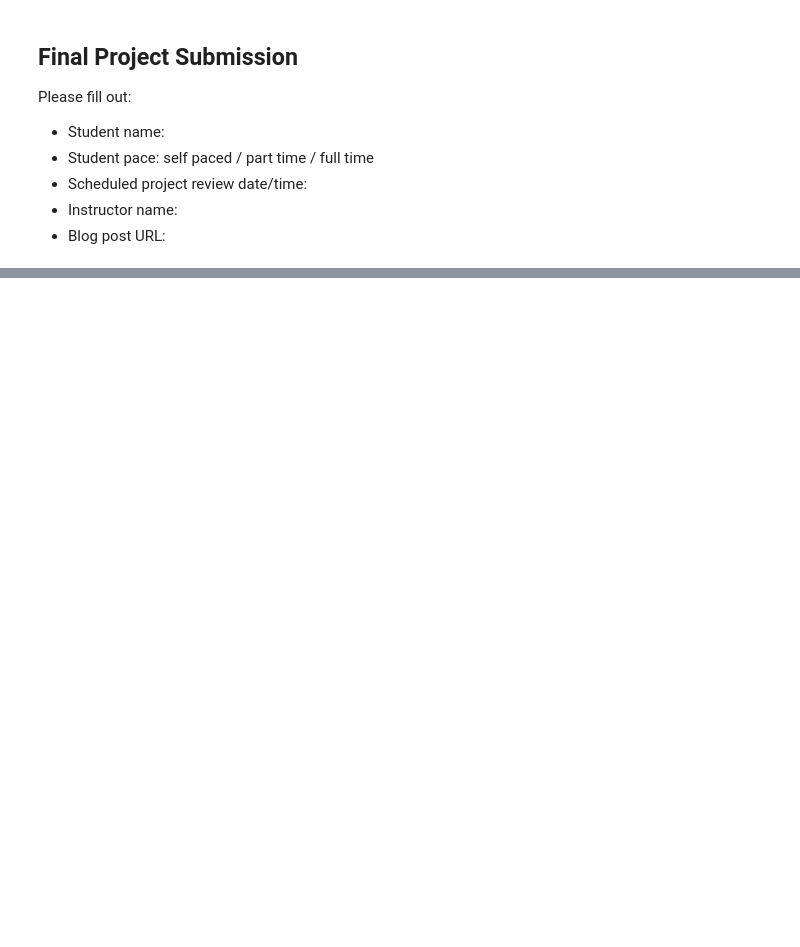
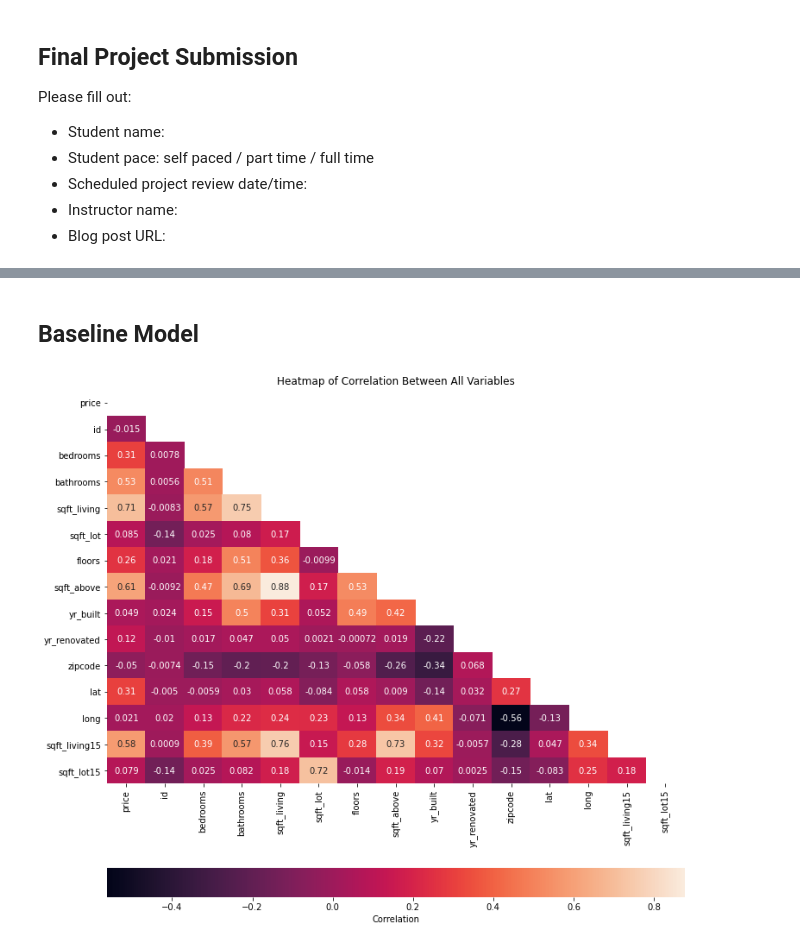
Before and after one commit to aharri123/dsc-phase-2-project-v2-3, a Jupyter notebook: student.ipynb, the cells around one changed output, grey strips where cells are left out. Saved outputs shown, nothing was run; the diff lists cells and outputs as text; code cells hidden in the pictures; blank space fills up the shorter version.

Commit message:
Restarted project. Implemented baseline model and statsmodels

```diff
--- a/student.ipynb
+++ b/student.ipynb
@@ -423,0 +137,29 @@ Name: Coefficients, dtype: float64
+# %% [markdown]
+## Baseline Model
+# %%
+#Let's start off by creating a baseline model
+#We'll start off by creating two different DataFrames: One of our target (price) and one holding all our other variables
+
+#Target Variable
+Y = df.price
+X = df.drop("price", axis = 1)
+# %%
+#Next let's look at the correlation strengths to find the variable with the strongest correlation with the target variable
+#We'll use a heatmap
+
+heatmap_data = pd.concat([Y,X], axis = 1)
+correlation = heatmap_data.corr()
+
+#Set up axes
+fig, ax = plt.subplots(figsize=(12, 12))
+
+#Create heatmap
+sns.heatmap(data = correlation,
+            annot = True,
+            ax = ax,
+            mask= np.triu(np.ones_like(correlation, dtype=bool)),
+            cbar_kws={"label": "Correlation","orientation": "horizontal"});
+
+ax.set_title("Heatmap of Correlation Between All Variables");
+# %% [output]
+[figure, added]
```
Also changed, not shown: parts of 58 cells of this notebook.
